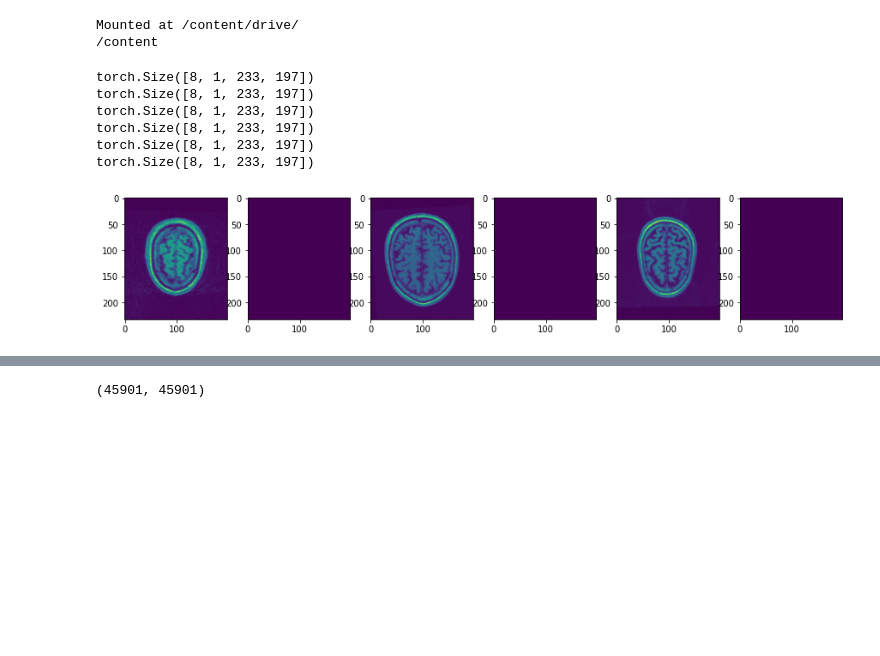
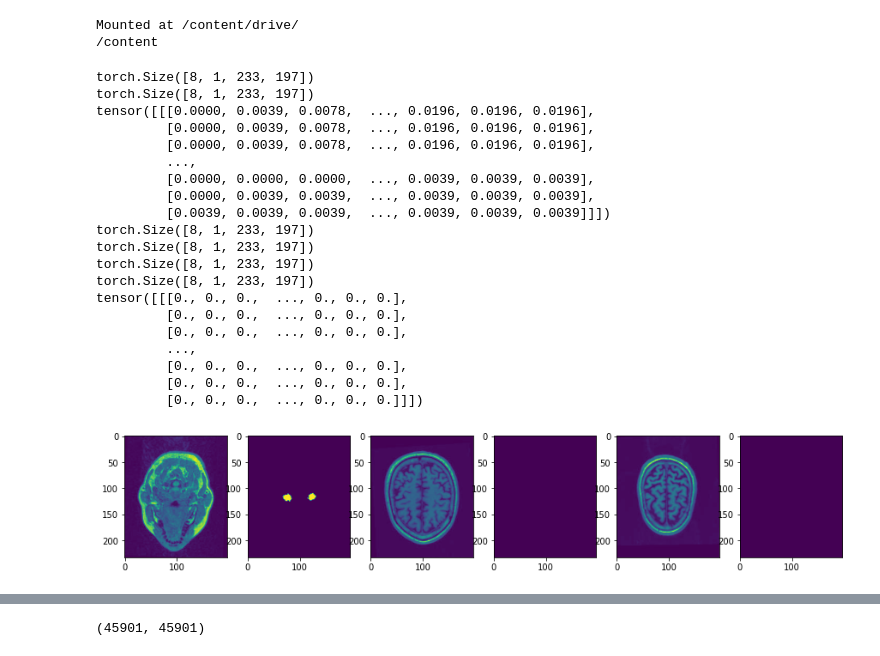
Before and after one commit to Eiko58/Hippocampus_segmentation, a Jupyter notebook: first_try.ipynb, the cells around one changed output, grey strips where cells are left out. Drawn from its saved outputs; the diff is of its cells as text; code cells hidden in the pictures; blank space fills up the shorter version.

```diff
--- a/first_try.ipynb
+++ b/first_try.ipynb
@@ -44,8 +44,9 @@ class img_dataset(Dataset):
     feature, target = self.features[index], self.targets[index]
     feature_tensor = torch.tensor(feature)
     feature_tensor = torch.unsqueeze(feature_tensor/255, 0)
-    target_tensor = torch.tensor(target)
-    target_tensor = torch.unsqueeze(target_tensor/255, 0)
+    target_tensor = torch.tensor(target)/255
+    target_tensor = torch.round(target_tensor)
+    target_tensor = torch.unsqueeze(target_tensor, 0)
     return feature_tensor, target_tensor
 # %%
 tr_dataloader = DataLoader(img_dataset(kind='train'), batch_size=8, shuffle=True)
@@ -54,31 +55,47 @@ val_dataloader = DataLoader(img_dataset(kind='validation'), batch_size=8, shuffl
 # %%
 figure,axis = plt.subplots(1,6,figsize=(15,15))
 for batch_features, batch_targets in tr_dataloader:
     print(batch_features.shape)
     print(batch_targets.shape)
     axis[0].imshow(torch.squeeze(batch_features[7], 0).numpy())
-    axis[1].imshow(torch.squeeze(batch_targets[7],0).numpy())
+    axis[1].imshow(torch.squeeze(batch_targets[2],0).numpy())
+    print(batch_features[7])
     break
 for batch_features, batch_targets in te_dataloader:
     print(batch_features.shape)
     print(batch_targets.shape)
     axis[2].imshow(torch.squeeze(batch_features[7], 0).numpy())
-    axis[3].imshow(torch.squeeze(batch_targets[7],0).numpy())
+    axis[3].imshow(torch.squeeze(batch_targets[6],0).numpy())
     break
 for batch_features, batch_targets in val_dataloader:
     print(batch_features.shape)
     print(batch_targets.shape)
     axis[4].imshow(torch.squeeze(batch_features[7], 0).numpy())
     axis[5].imshow(torch.squeeze(batch_targets[7], 0).numpy())
+    print(batch_targets[7])
     break
 # %% [output]
+torch.Size([8, 1, 233, 197])
+torch.Size([8, 1, 233, 197])
+tensor([[[0.0000, 0.0039, 0.0078,  ..., 0.0196, 0.0196, 0.0196],
+         [0.0000, 0.0039, 0.0078,  ..., 0.0196, 0.0196, 0.0196],
+         [0.0000, 0.0039, 0.0078,  ..., 0.0196, 0.0196, 0.0196],
+         ...,
+         [0.0000, 0.0000, 0.0000,  ..., 0.0039, 0.0039, 0.0039],
+         [0.0000, 0.0039, 0.0039,  ..., 0.0039, 0.0039, 0.0039],
+         [0.0039, 0.0039, 0.0039,  ..., 0.0039, 0.0039, 0.0039]]])
 torch.Size([8, 1, 233, 197])
 torch.Size([8, 1, 233, 197])
 torch.Size([8, 1, 233, 197])
 torch.Size([8, 1, 233, 197])
-torch.Size([8, 1, 233, 197])
-torch.Size([8, 1, 233, 197])
+tensor([[[0., 0., 0.,  ..., 0., 0., 0.],
+         [0., 0., 0.,  ..., 0., 0., 0.],
+         [0., 0., 0.,  ..., 0., 0., 0.],
+         ...,
+         [0., 0., 0.,  ..., 0., 0., 0.],
+         [0., 0., 0.,  ..., 0., 0., 0.],
+         [0., 0., 0.,  ..., 0., 0., 0.]]])
-[figure, old version]
+[figure, new version]
 # %%
 class DoubleConv(nn.Module):
   def __init__(self, in_channels, out_channels):
```
Also changed, not shown: parts of 3 cells of this notebook.
